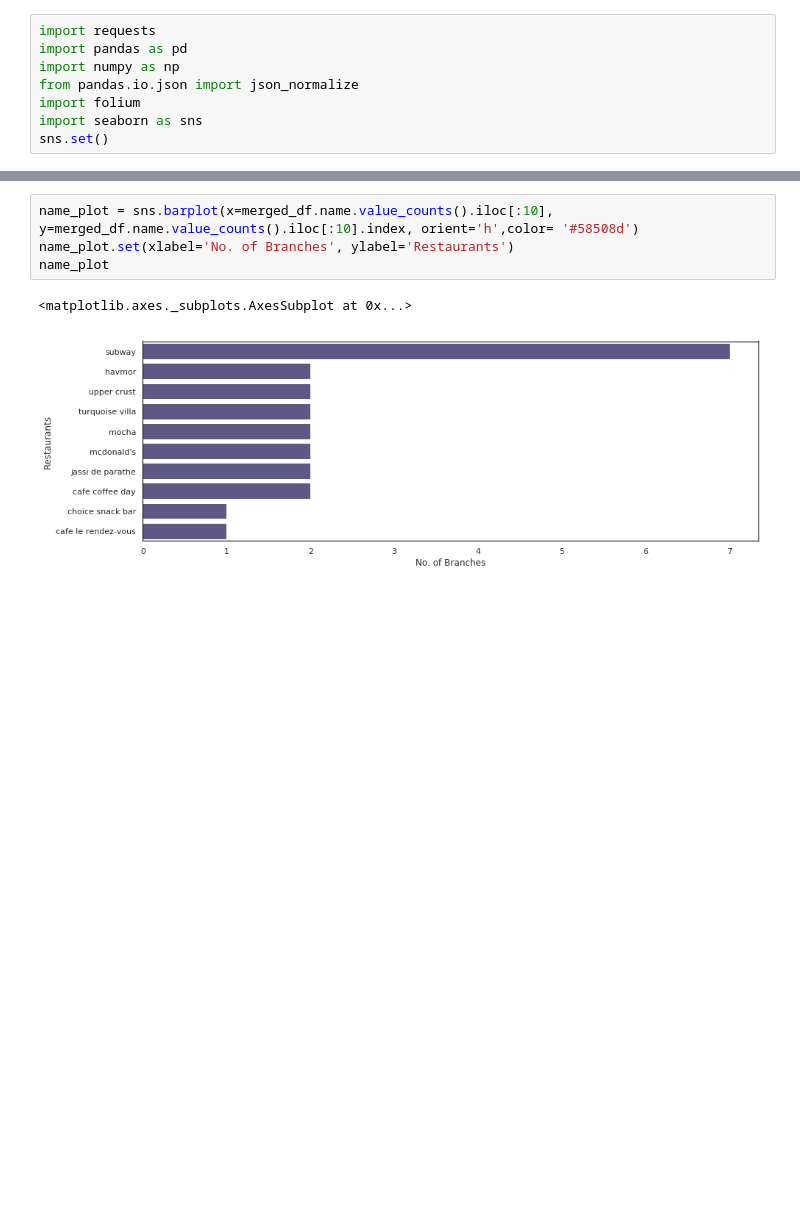
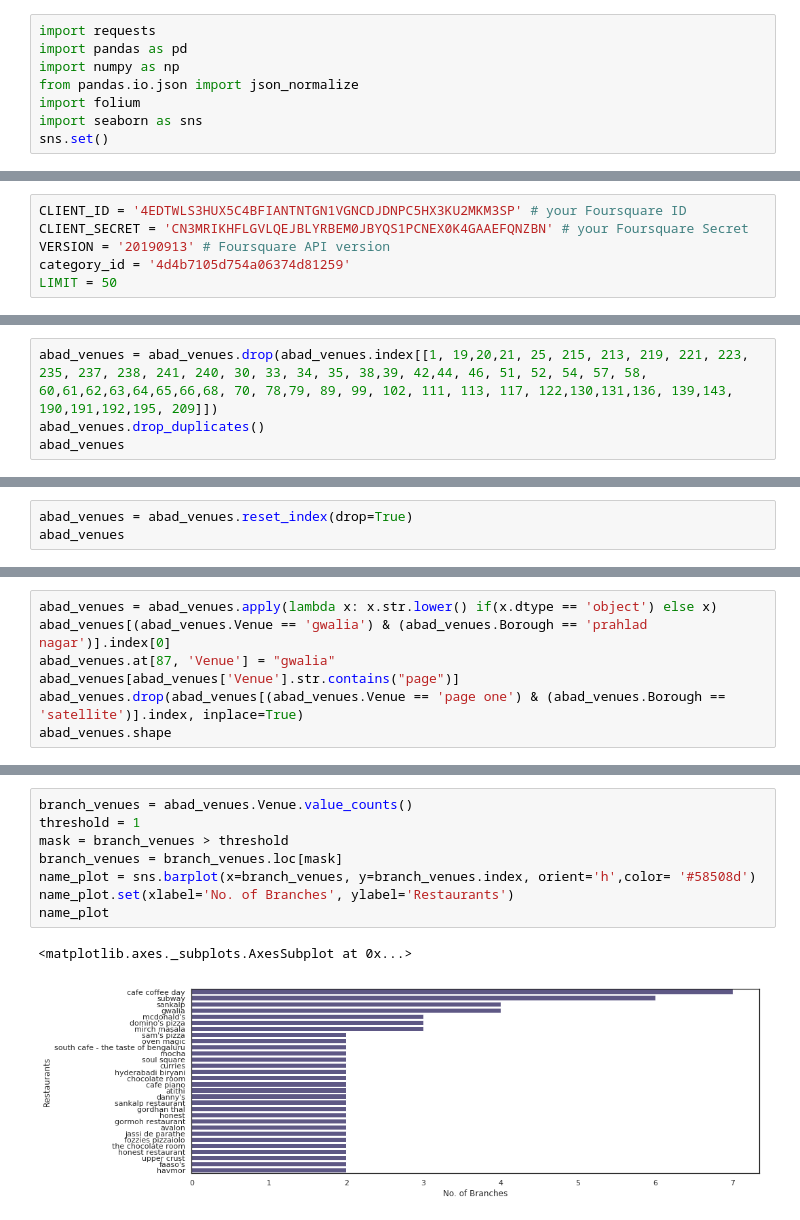
Before and after one commit to virendhanwani/Coursera_Capstone, a Jupyter notebook: Battle_of_hoods.ipynb, the cells around one changed output, grey strips where cells are left out. Cells and saved outputs as stored; diff of their text form; blank space fills up the shorter version.

```diff
--- a/Battle_of_hoods.ipynb
+++ b/Battle_of_hoods.ipynb
@@ -213,3 +53,9 @@ for lat, lng, locality, name in zip(merged_df['lat'], merged_df['lng'], merged_d
 map_abad
 # %% [output]
 [interactive output not drawn]
+# %%
+CLIENT_ID = '4EDTWLS3HUX5C4BFIANTNTGN1VGNCDJDNPC5HX3KU2MKM3SP' # your Foursquare ID
+CLIENT_SECRET = 'CN3MRIKHFLGVLQEJBLYRBEM0JBYQS1PCNEX0K4GAAEFQNZBN' # your Foursquare Secret
+VERSION = '20190913' # Foursquare API version
+category_id = '4d4b7105d754a06374d81259'
+LIMIT = 50
@@ -215,0 +138,4 @@ map_abad
+# %%
+abad_venues = abad_venues.drop(abad_venues.index[[1, 19,20,21, 25, 215, 213, 219, 221, 223, 235, 237, 238, 241, 240, 30, 33, 34, 35, 38,39, 42,44, 46, 51, 52, 54, 57, 58, 60,61,62,63,64,65,66,68, 70, 78,79, 89, 99, 102, 111, 113, 117, 122,130,131,136, 139,143, 190,191,192,195, 209]])
+abad_venues.drop_duplicates()
+abad_venues
@@ -215,0 +161,3 @@ map_abad
+# %%
+abad_venues = abad_venues.reset_index(drop=True)
+abad_venues
@@ -215,0 +183,7 @@ map_abad
+# %%
+abad_venues = abad_venues.apply(lambda x: x.str.lower() if(x.dtype == 'object') else x)
+abad_venues[(abad_venues.Venue == 'gwalia') & (abad_venues.Borough == 'prahlad nagar')].index[0]
+abad_venues.at[87, 'Venue'] = "gwalia"
+abad_venues[abad_venues['Venue'].str.contains("page")]
+abad_venues.drop(abad_venues[(abad_venues.Venue == 'page one') & (abad_venues.Borough == 'satellite')].index, inplace=True)
+abad_venues.shape
@@ -232,7 +208,11 @@ venue_plot
 # %%
-name_plot = sns.barplot(x=merged_df.name.value_counts().iloc[:10], y=merged_df.name.value_counts().iloc[:10].index, orient='h',color= '#58508d')
+branch_venues = abad_venues.Venue.value_counts()
+threshold = 1
+mask = branch_venues > threshold
+branch_venues = branch_venues.loc[mask]
+name_plot = sns.barplot(x=branch_venues, y=branch_venues.index, orient='h',color= '#58508d')
 name_plot.set(xlabel='No. of Branches', ylabel='Restaurants')
 name_plot
 # %% [output]
 <matplotlib.axes._subplots.AxesSubplot at 0x...>
-[figure, old version]
+[figure, new version]
```
Also changed, not shown: parts of 21 cells of this notebook.
